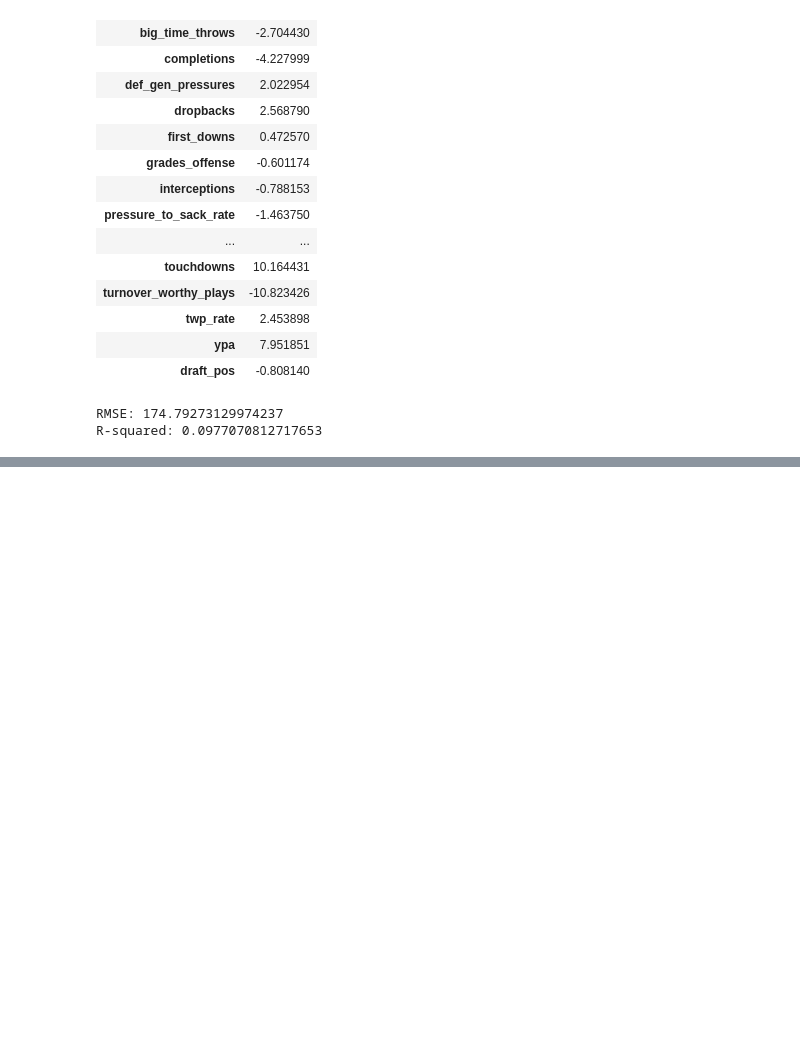
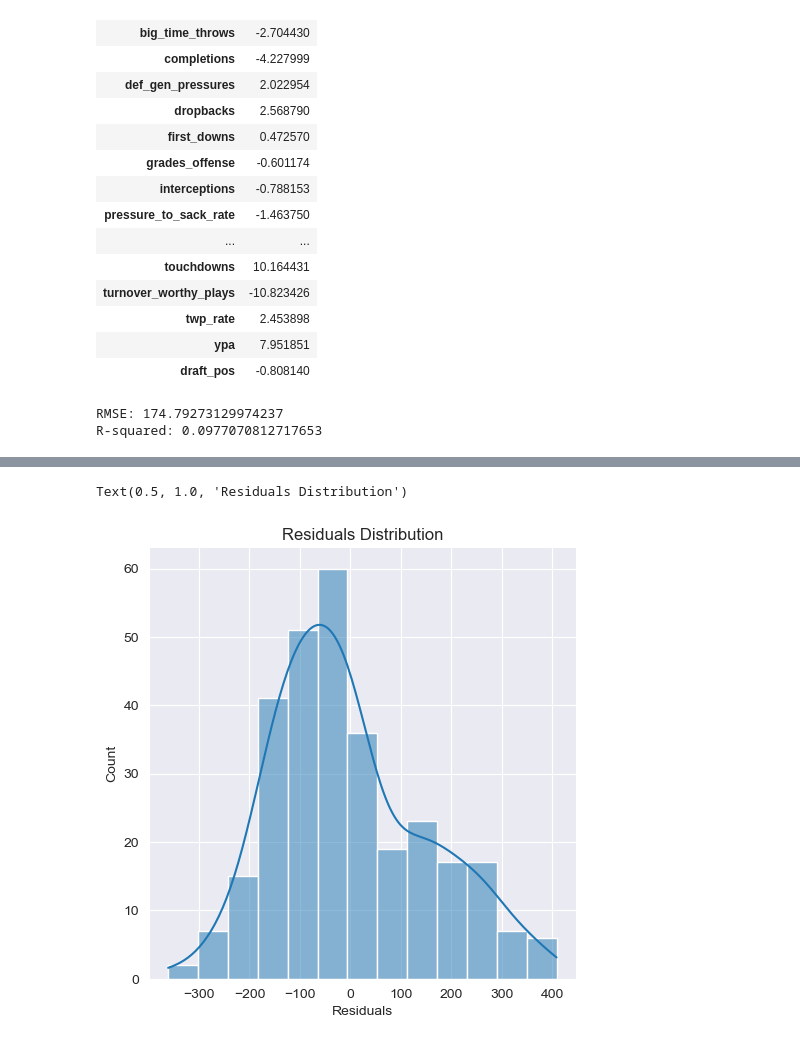
Before and after one commit to Vnz01/MATH189FP, a Jupyter notebook: MATH189FP.ipynb, the cells around one changed output, grey strips where cells are left out. Cells and saved outputs as stored; diff of their text form; code cells hidden in the pictures; blank space fills up the shorter version.

```diff
--- a/MATH189FP.ipynb
+++ b/MATH189FP.ipynb
@@ -303,0 +307,6 @@ R-squared: 0.0977070812717653
+# %%
+sns.displot(res['Residuals'], kde=True)
+plt.title('Residuals Distribution')
+# %% [output]
+Text(0.5, 1.0, 'Residuals Distribution')
+[figure, added]
```
Also changed, not shown: parts of 16 cells of this notebook.
